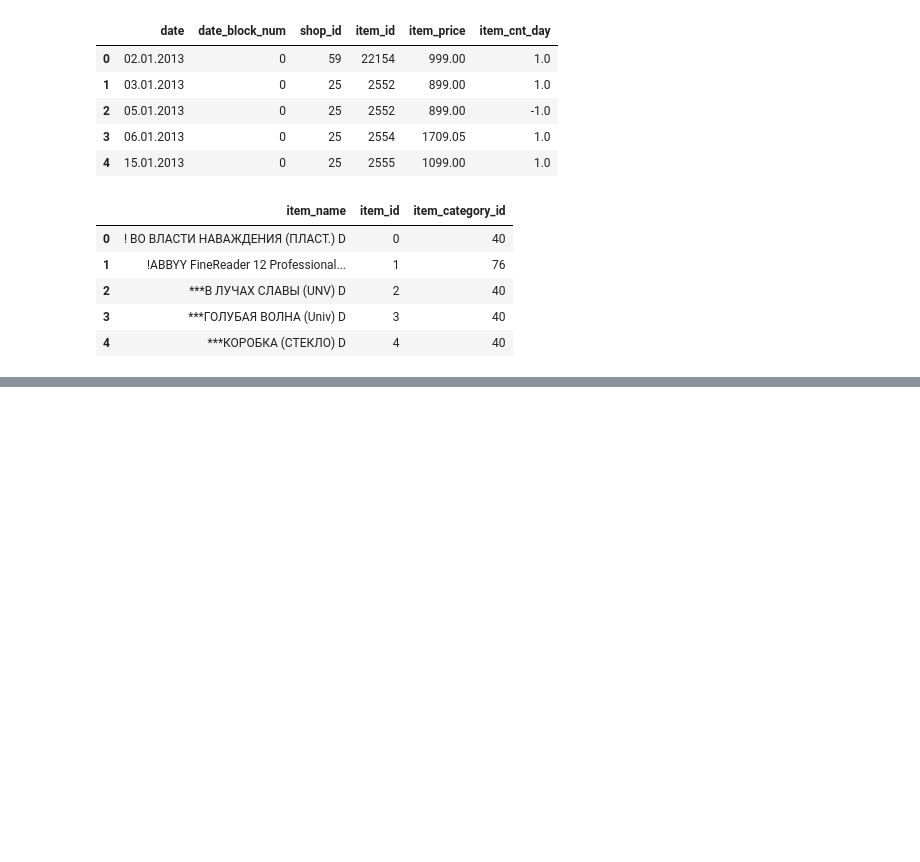
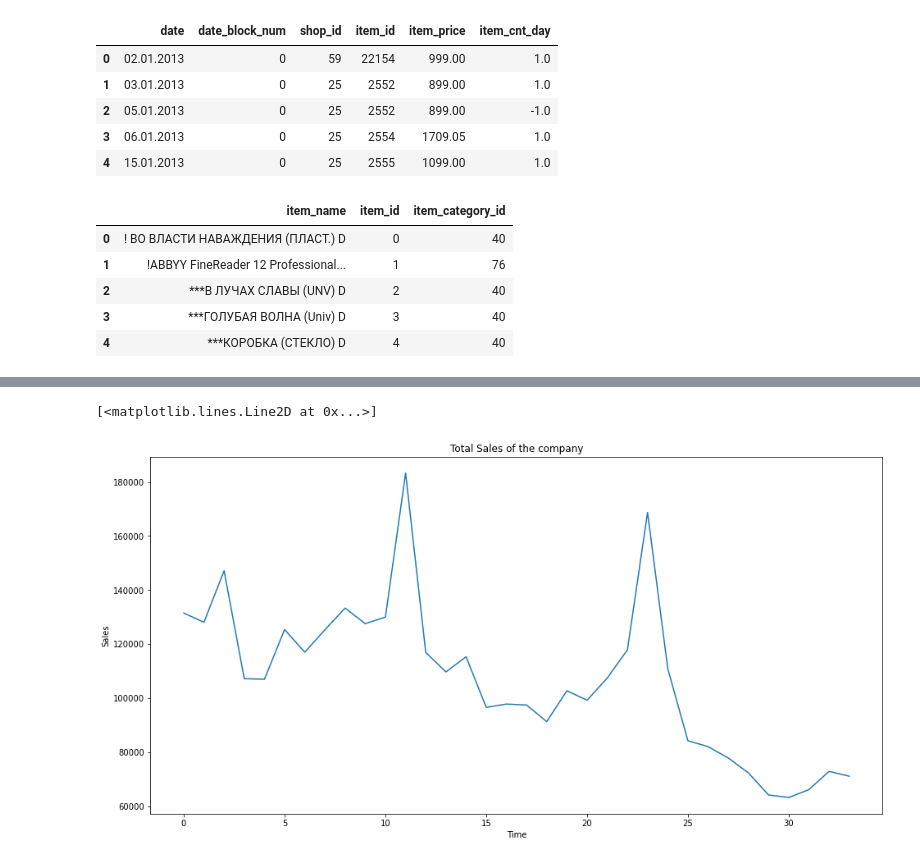
Before and after one commit to saurav1066/KaggleProjects, a Jupyter notebook: Predict future sales/predict.ipynb, the cells around one changed output, grey strips where cells are left out. Saved outputs shown, nothing was run; the diff lists cells and outputs as text; code cells hidden in the pictures; blank space fills up the shorter version.

```diff
--- a/Predict future sales/predict.ipynb
+++ b/Predict future sales/predict.ipynb
@@ -31,0 +44,12 @@ items_df.head()
+# %%
+# plotting the time series data
+ts = train_df.groupby(['date_block_num'])['item_cnt_day'].sum()
+ts.astype('float')
+plt.figure(figsize=(16,8))
+plt.title('Total Sales of the company')
+plt.xlabel('Time')
+plt.ylabel('Sales')
+plt.plot(ts)
+# %% [output]
+[<matplotlib.lines.Line2D at 0x...>]
+[figure, added]
```
Also changed, not shown: parts of 4 cells of this notebook.
